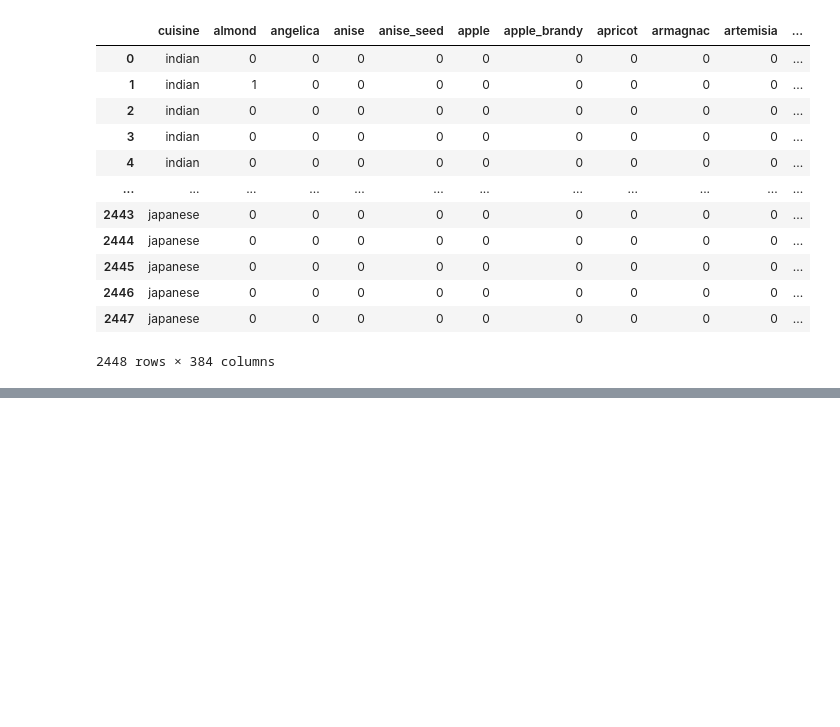
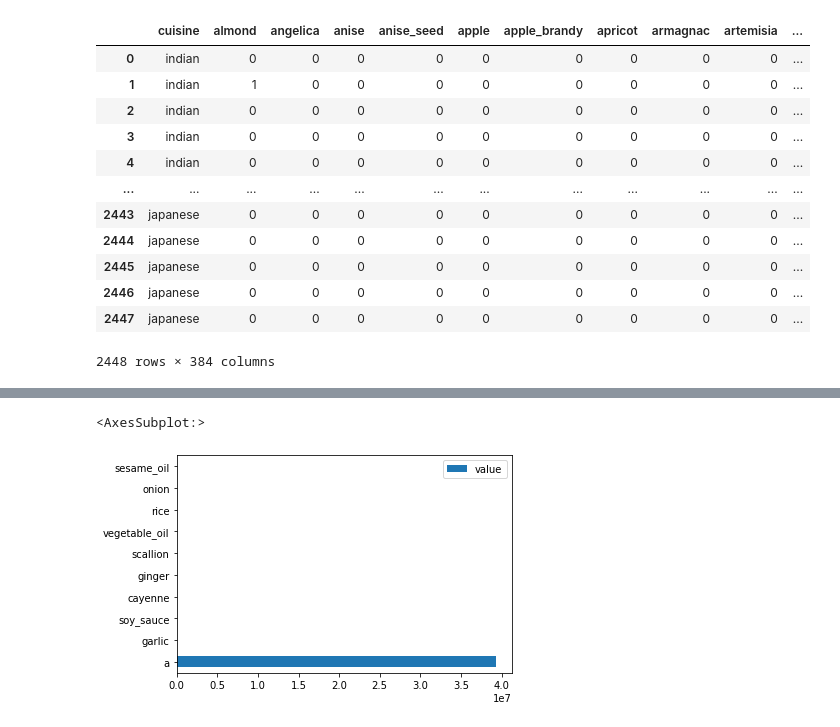
Before and after one commit to izzypatrick21/cuisines, a Jupyter notebook: Asian and Indian Cuisines.ipynb, the cells around one changed output, grey strips where cells are left out. Cells and saved outputs as stored; diff of their text form; code cells hidden in the pictures; blank space fills up the shorter version.

```diff
--- a/Asian and Indian Cuisines.ipynb
+++ b/Asian and Indian Cuisines.ipynb
@@ -44,0 +136,7 @@ cuisines.drop(["a"], axis=1)
+# %%
+#chinese
+chinese_ingredient_df = create_ingredient_df(chinese_df)
+chinese_ingredient_df.head(10).plot.barh()
+# %% [output]
+<AxesSubplot:>
+[figure, added]
```
Also changed, not shown: parts of 30 cells of this notebook, 1 other file.
